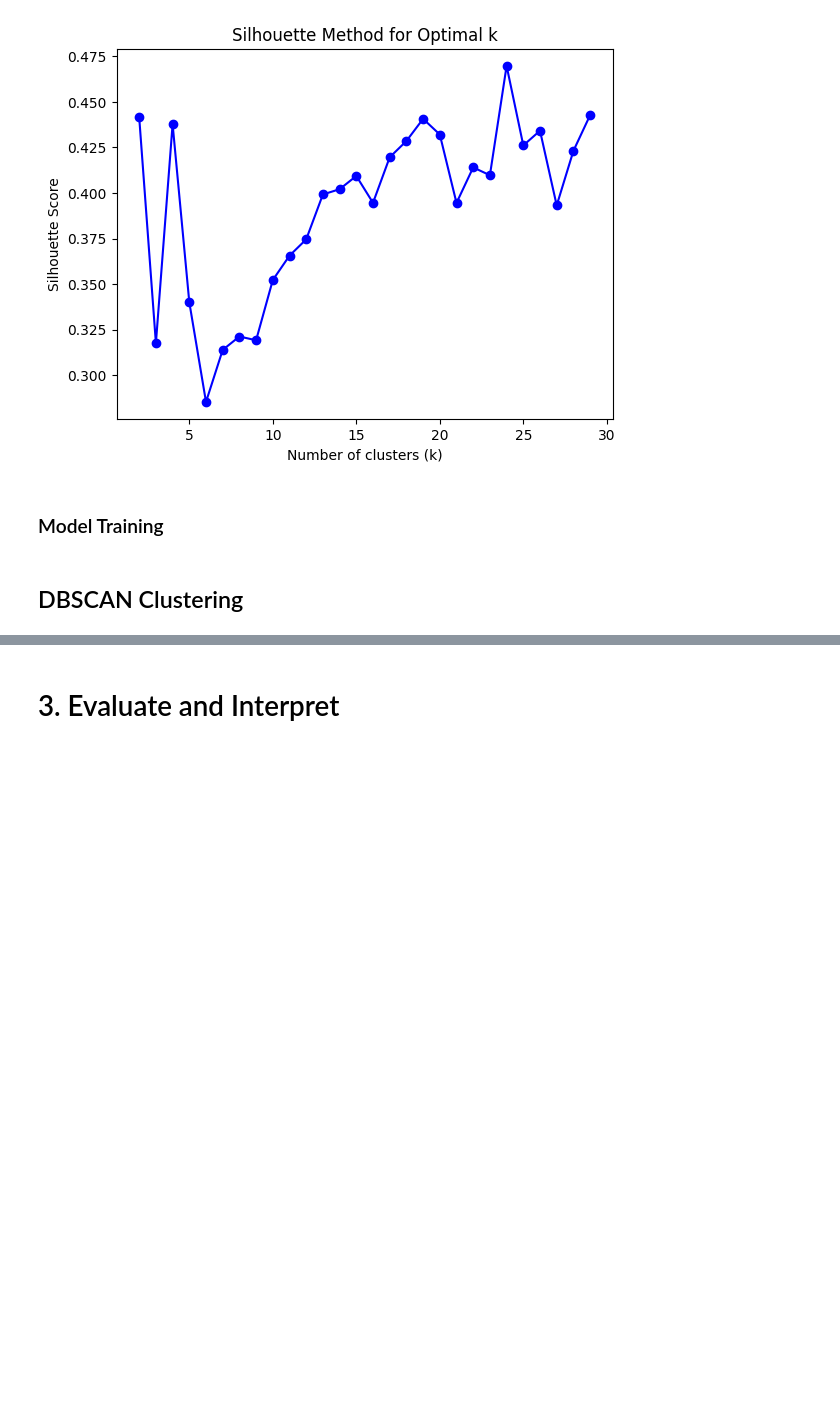
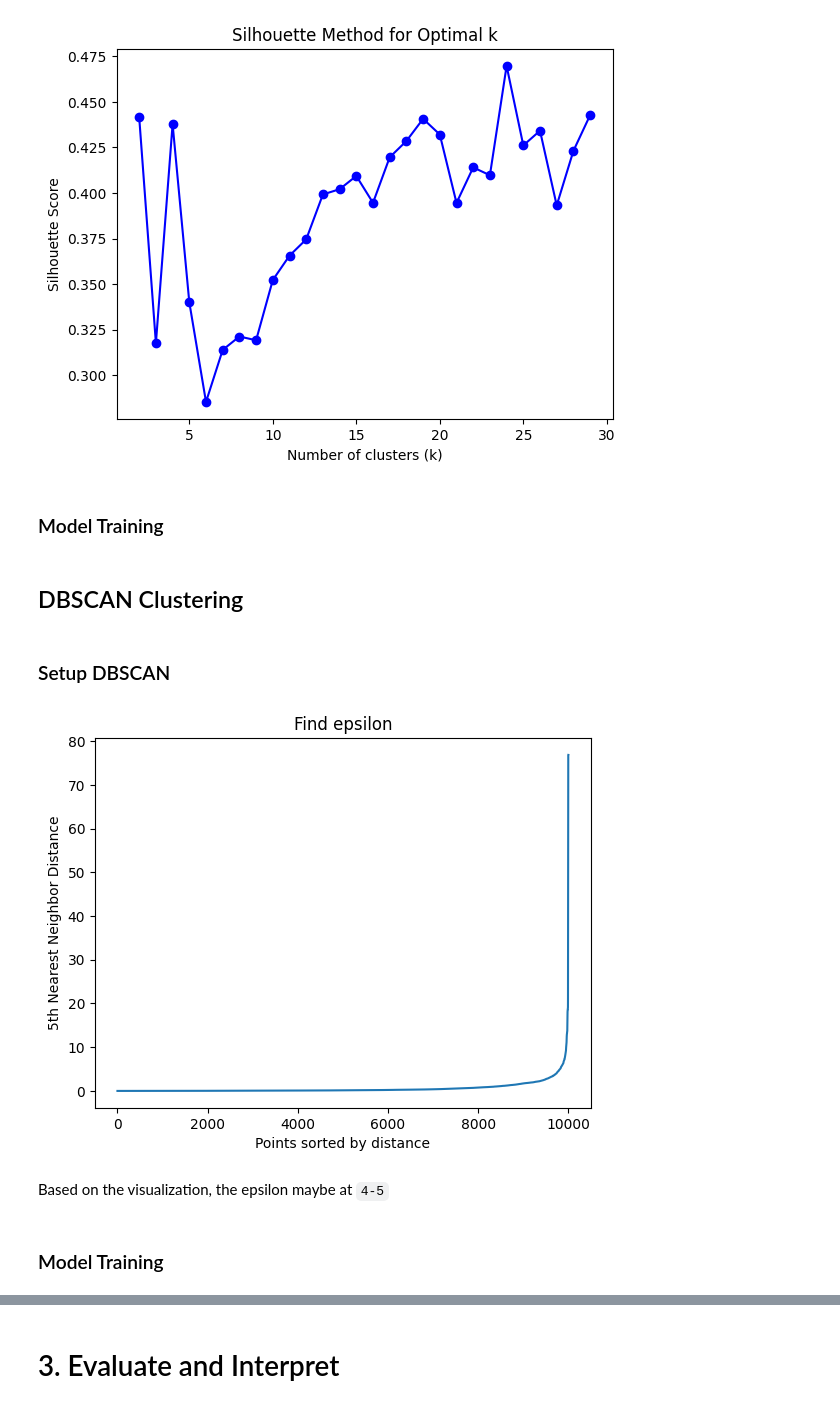
Before and after one commit to FarrelAD/CIC-IDS-2017-Clustering-Case-Study, a Jupyter notebook: notebook.ipynb, the cells around one changed output, grey strips where cells are left out. Saved outputs shown, nothing was run; the diff lists cells and outputs as text; code cells hidden in the pictures; blank space fills up the shorter version.

```diff
--- a/notebook.ipynb
+++ b/notebook.ipynb
@@ -254,4 +255,25 @@ kmeans = KMeans(n_clusters=24, random_state=RANDOM_SEED)
 kmeans_labels = kmeans.fit_predict(X_sample)
 # %% [markdown]
 ## DBSCAN Clustering
+# %% [markdown]
+### Setup DBSCAN
+# %%
+neigh = NearestNeighbors(n_neighbors=5)
+nbrs = neigh.fit(X_sample)
+distances, indices = nbrs.kneighbors(X_sample)
+
+distances = np.sort(distances[:, 4])  # 4 = n_neighbors - 1
+
+# Plot
+plt.plot(distances)
+plt.ylabel("5th Nearest Neighbor Distance")
+plt.xlabel("Points sorted by distance")
+plt.title("Find epsilon")
+plt.show()
+# %% [output]
+[figure, added]
+# %% [markdown]
+Based on the visualization, the epsilon maybe at `4-5`
+# %% [markdown]
+### Model Training
 # %%
```
Also changed, not shown: parts of 7 cells of this notebook.
